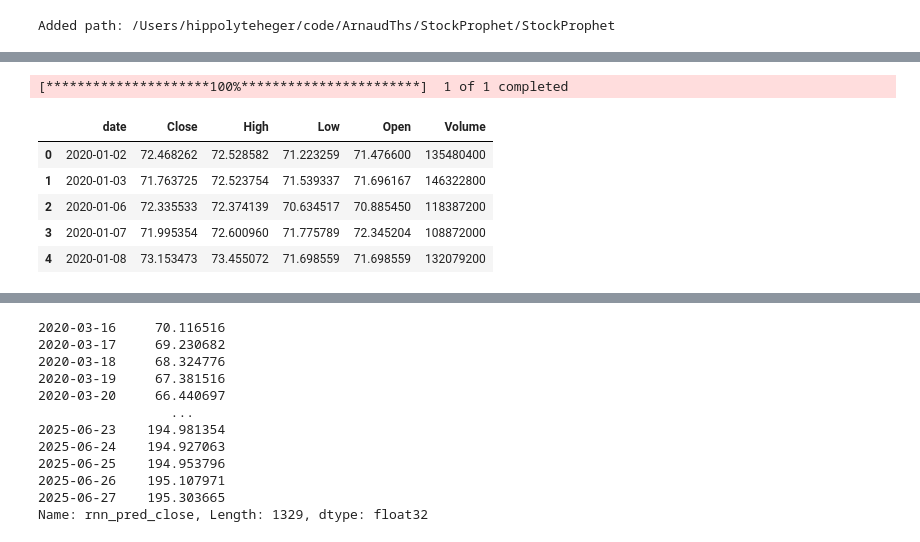
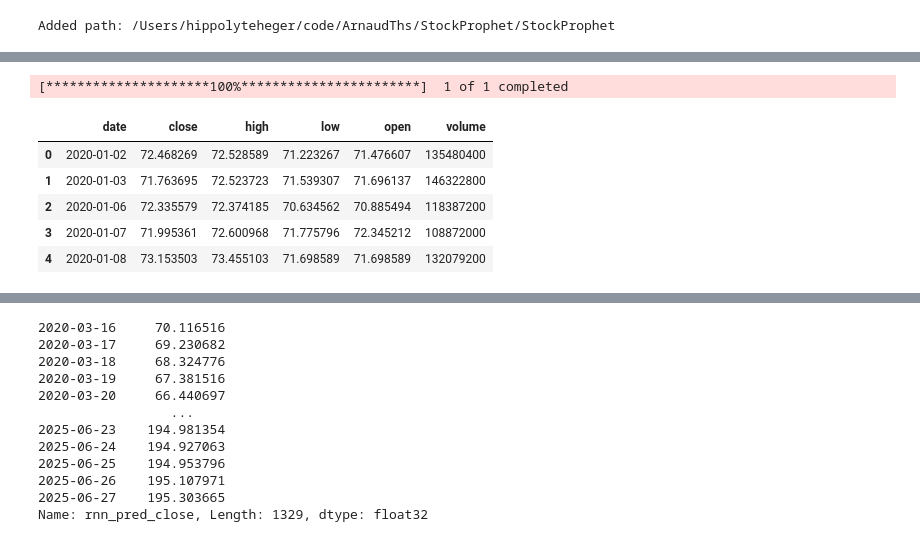
Before and after one commit to ArnaudThs/StockProphet, a Jupyter notebook: StockProphet/Notebook/test_mainpy.ipynb, the cells around one changed output, grey strips where cells are left out. Saved outputs shown, nothing was run; the diff lists cells and outputs as text; code cells hidden in the pictures.

```diff
--- a/StockProphet/Notebook/test_mainpy.ipynb
+++ b/StockProphet/Notebook/test_mainpy.ipynb
@@ -19,15 +68,15 @@ main.py imports successfully!
 # %%
 df_ohlcv = load_market_data(TICKER)
-df_local = df_ohlcv.rename(columns={"date": "Date"})[["Date", "Close"]].copy()
+df_local = df_ohlcv.rename(columns={"date": "Date"})[["Date", "close"]].copy()
 df_ohlcv.head()
 # %% [output]
 [*********************100%***********************]  1 of 1 completed
-|  | date | Close | High | Low | Open | Volume |
-| 0 | 2020-01-02 | 72.468262 | 72.528582 | 71.223259 | 71.476600 | 135480400 |
-| 1 | 2020-01-03 | 71.763725 | 72.523754 | 71.539337 | 71.696167 | 146322800 |
-| 2 | 2020-01-06 | 72.335533 | 72.374139 | 70.634517 | 70.885450 | 118387200 |
-| 3 | 2020-01-07 | 71.995354 | 72.600960 | 71.775789 | 72.345204 | 108872000 |
-| 4 | 2020-01-08 | 73.153473 | 73.455072 | 71.698559 | 71.698559 | 132079200 |
+|  | date | close | high | low | open | volume |
+| 0 | 2020-01-02 | 72.468269 | 72.528589 | 71.223267 | 71.476607 | 135480400 |
+| 1 | 2020-01-03 | 71.763695 | 72.523723 | 71.539307 | 71.696137 | 146322800 |
+| 2 | 2020-01-06 | 72.335579 | 72.374185 | 70.634562 | 70.885494 | 118387200 |
+| 3 | 2020-01-07 | 71.995361 | 72.600968 | 71.775796 | 72.345212 | 108872000 |
+| 4 | 2020-01-08 | 73.153503 | 73.455103 | 71.698589 | 71.698589 | 132079200 |
 # %%
 df = load_data(ticker = TICKER, start_date = START_DATE, end_date = END_DATE)
 df
```
Also changed, not shown: parts of 17 cells of this notebook, 6 other files.
